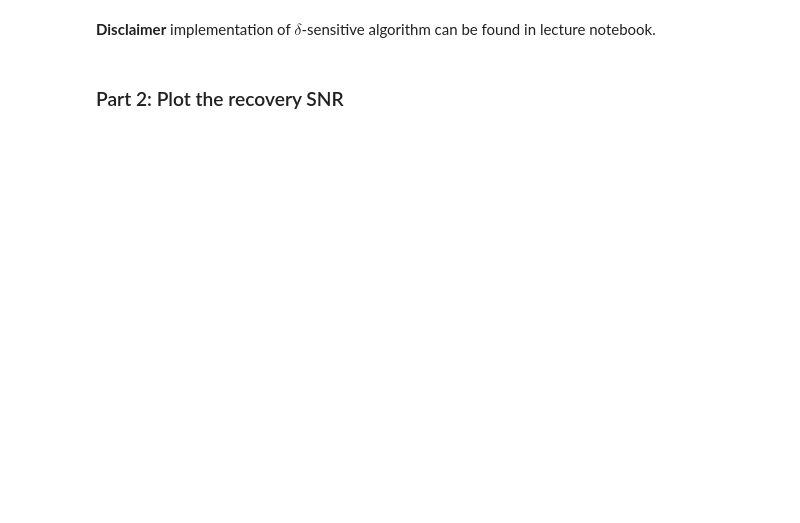
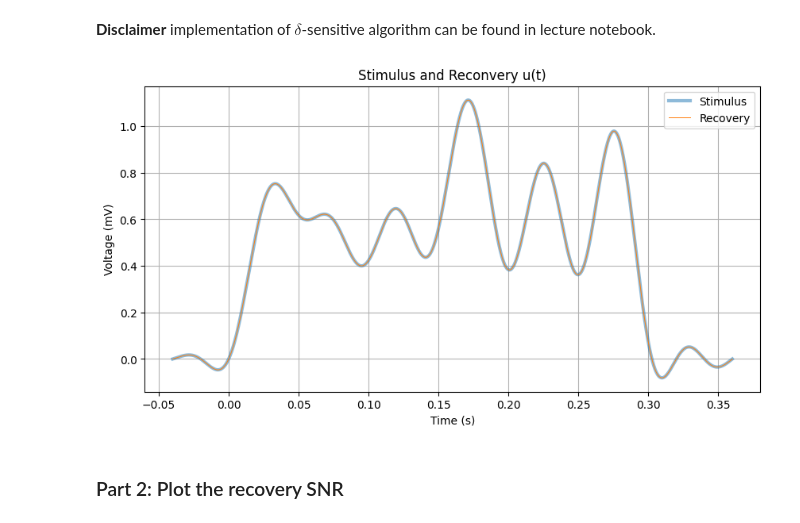
Before and after one commit to clearwheat8/BMEB-W4020, a Jupyter notebook: BMEB_4020_HW3_Handout_2023.ipynb, the cells around one changed output. Drawn from its saved outputs; the diff is of its cells as text; code cells hidden in the pictures; blank space fills up the shorter version.

```diff
--- a/BMEB_4020_HW3_Handout_2023.ipynb
+++ b/BMEB_4020_HW3_Handout_2023.ipynb
@@ -119,23 +163,2 @@ dt = 1e-6
 # %% [markdown]
 **Disclaimer** implementation of $\delta$-sensitive algorithm can be found in lecture notebook.
-# %%
-# TODO: Recovery
-
-# functions for computing the matrices, you can (and probably should) add more
-def compute_G(t, tk):
-#     return G
-def compute_q(t, tk):
-#     return q
-
-
-def iaf_decoder_sen(t, tk):
-    # TODO: find the sensitive case
-    return np.nan
-
-def iaf_decoder_insen(t, tk):
-    q = compute_q(t, tk)
-    G = compute_G(t, tk)
-    # TODO: implement the insensitive case
-    return np.nan
-
-c_insens, u_rec_insens = np.NaN # delta-insensitive recovery coefficients
@@ -144,3 +274,17 @@ c_insens, u_rec_insens = np.NaN # delta-insensitive recovery coefficients
+# %%
+c_insens, u_insens = iaf_decoder_insen(t, tk, iaf_params)
+# %%
+# TODO: Plot recovery (in the same plot with the original)
+plt.figure(1)
+plt.plot(t, u, label = "Stimulus", linewidth = 3, alpha = 0.5)
+plt.plot(t, u_insens, label = "Recovery", linewidth = 0.7)
+plt.xlabel("Time (s)")
+plt.ylabel("Voltage (mV)")
+plt.title("Stimulus and Reconvery u(t)")
+plt.legend()
+plt.grid()
+# %% [output]
+[figure, added]
 # %% [markdown]
 ### Part 2: Plot the recovery SNR
 # %%
```
Also changed, not shown: parts of 29 cells of this notebook, 4 other files.
